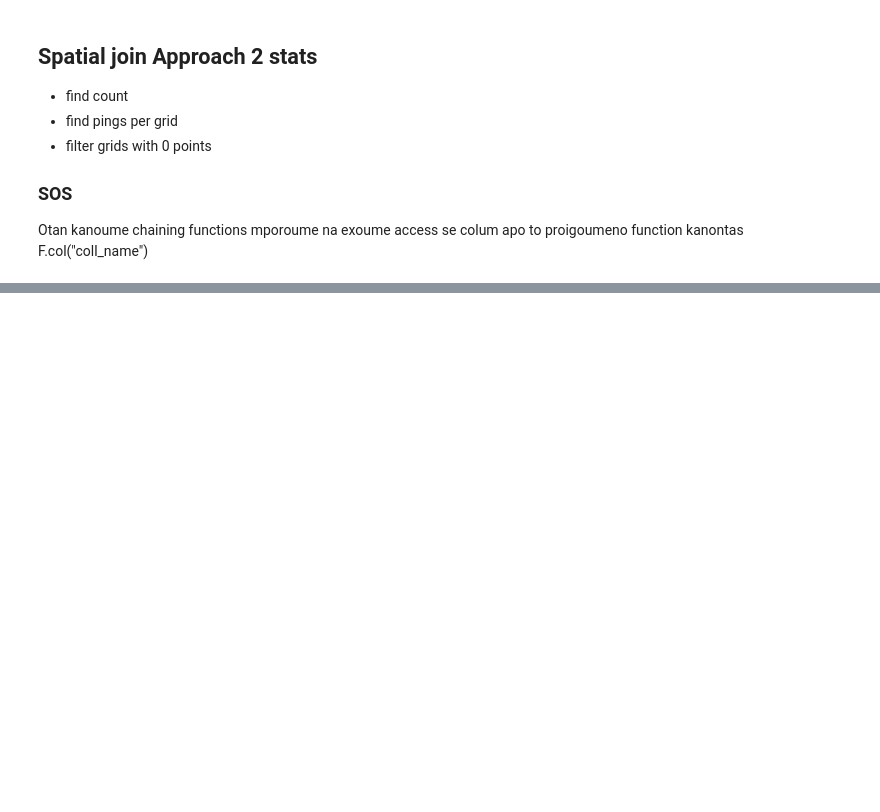
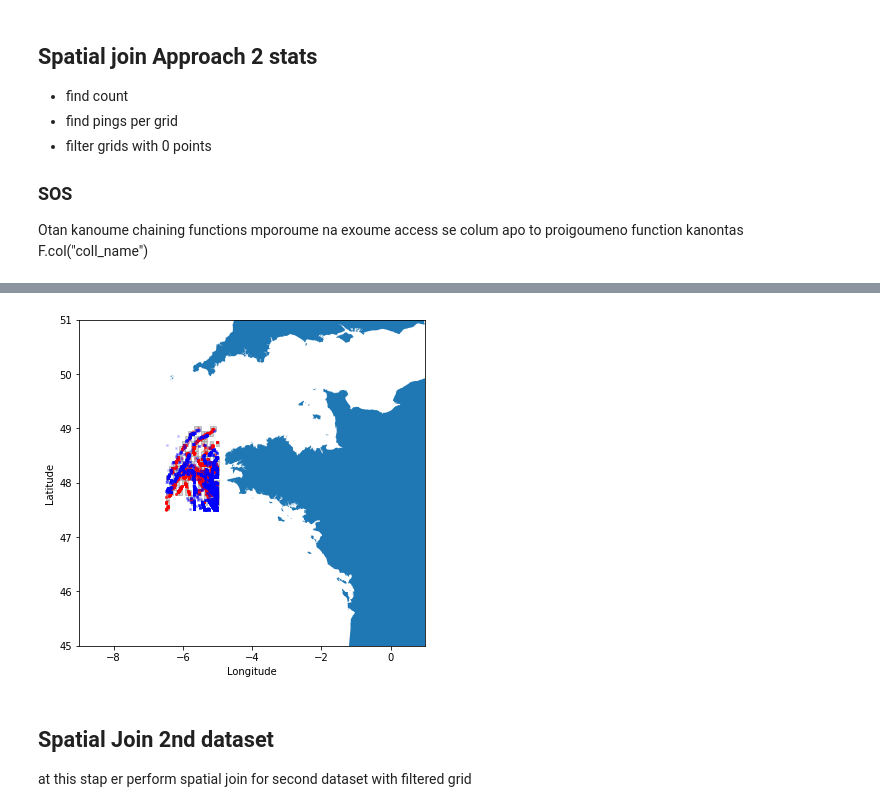
Before and after one commit to Thanasis-Kottaridis/DistributedDistanceJoin, a Jupyter notebook: sparkApplications/TestGridDistanceJoin.ipynb, the cells around one changed output, grey strips where cells are left out. Drawn from its saved outputs; the diff is of its cells as text; code cells hidden in the pictures; blank space fills up the shorter version.

```diff
--- a/sparkApplications/TestGridDistanceJoin.ipynb
+++ b/sparkApplications/TestGridDistanceJoin.ipynb
@@ -220,9 +266,9 @@ sqlContext = SQLContext(spark)
 # timing procedure
 start_time = time.time()
 
-geom_df = df_a.withColumn("geometry", createPoints_udf(df_a.X, df_a.Y)).cache()
+geom_a_df = df_a.withColumn("geometry", createPoints_udf(df_a.X, df_a.Y)).cache()
 
-geom_df.createOrReplaceTempView("points")
+geom_a_df.createOrReplaceTempView("points")
 grid_df.createOrReplaceTempView("grids")
 
 spatial_join_result = spark.sql(
@@ -295,0 +342,23 @@ filtered spatial join count: 405
+# %%
+# print grids
+ax = utils.createAXNFigure()
+BLUE = '#6699cc'
+GRAY = '#999999'
+for row in filtered_grid.collect():
+    ax.add_patch(PolygonPatch(row["grid_geometry"], fc=GRAY, ec=GRAY, alpha=0.5, zorder=2))
+
+for row in geom_a_df.collect():
+  ax.plot(row.X, row.Y, marker='o', markersize=2, alpha=0.3, c='r')
+
+for row in df_b.collect():
+  ax.plot(row.X, row.Y, marker='x', markersize=2, alpha=0.3, c='b')
+
+
+plt.ylabel("Latitude")
+plt.xlabel("Longitude")
+plt.show()
+# %% [output]
+[figure, added]
+# %% [markdown]
+## Spatial Join 2nd dataset
+at this stap er perform spatial join for second dataset with filtered grid
```
Also changed, not shown: parts of 14 cells of this notebook.
